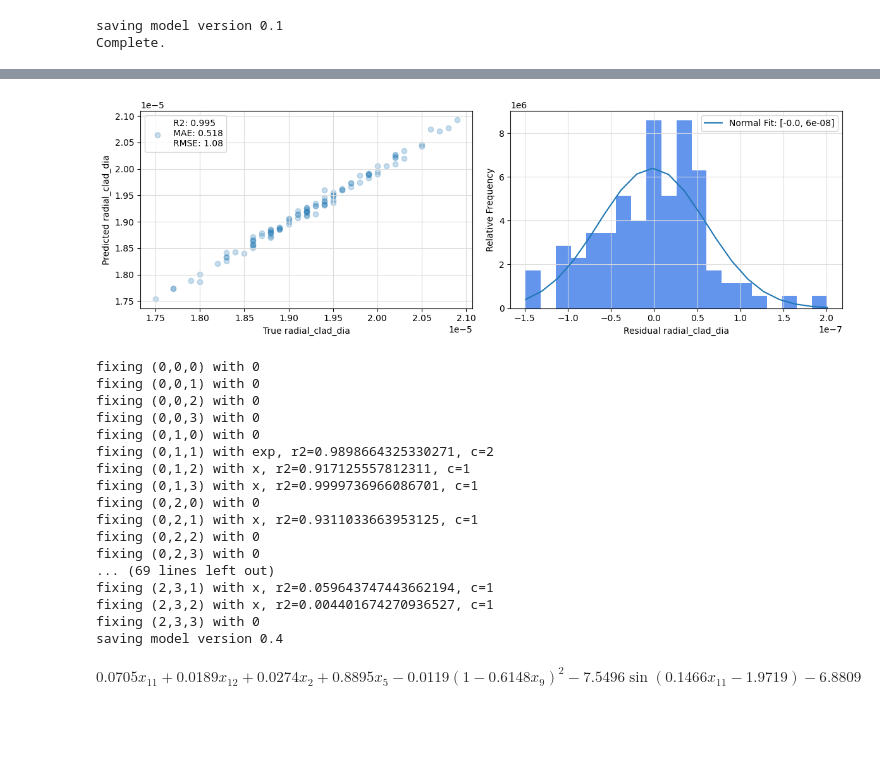
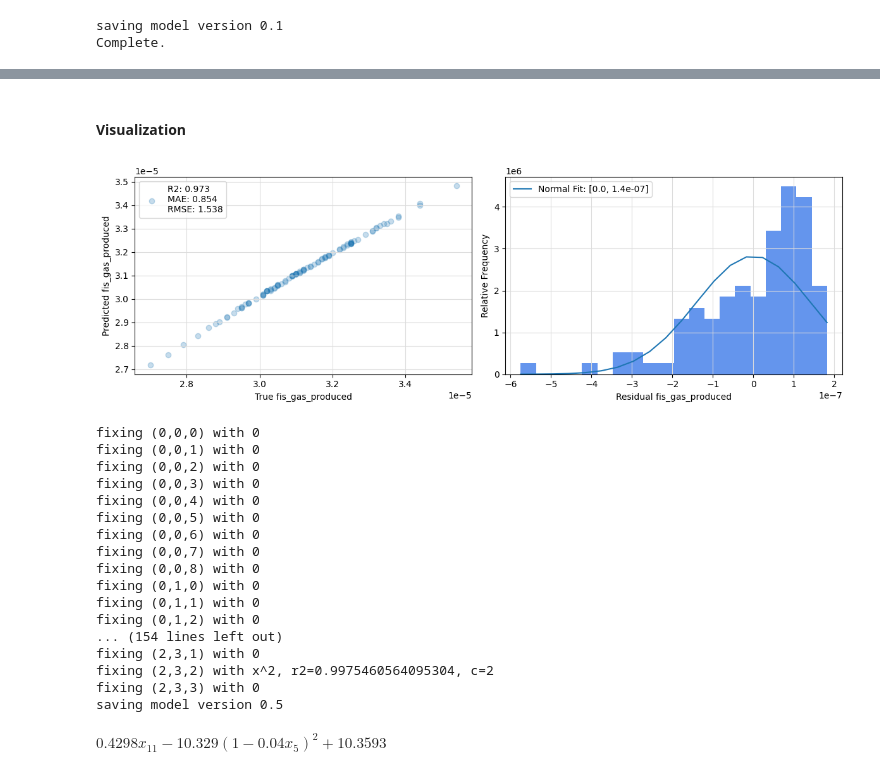
Before and after one commit to nhsnow2/pykanKAN, a Jupyter notebook: scripts/FP_example/FP.ipynb, the cells around one changed output, grey strips where cells are left out. Drawn from its saved outputs; the diff is of its cells as text; code cells hidden in the pictures; blank space fills up the shorter version.

```diff
--- a/scripts/FP_example/FP.ipynb
+++ b/scripts/FP_example/FP.ipynb
@@ -44,6 +48,6 @@ Y Features Shape:       (399 Samples) x (4 Features)            Split Into: (299
 # %%
 # --- Constructing and Initial Training
-model = kan.KAN(width=[X.shape[1], 4,4, Y.shape[1]], grid=3, seed=43, device='cpu')
+model = kan.KAN(width=[X.shape[1], 14, 4, Y.shape[1]], grid=3, seed=43, device='cpu')
 # %% [output]
 checkpoint directory created: ./model
 saving model version 0.0
@@ -76,4 +84,4 @@ saving model version 0.4
 # %%
-model.fit(DATASET, opt='LBFGS', steps=100)
+model.fit(DATASET, opt='LBFGS', steps=20)
 print("Complete")
 # %% [output]
@@ -86,53 +92,55 @@ model.plot()
+# %% [markdown]
+#### Visualization
 # %%
 # --- Results - Performance
 Y_PREDICTED = Y_SCALER.inverse_transform(model(X_TESTS_SCALED).detach())
 Y_TRUE = Y_TESTS
 
-i = 3
+i = 0
 
 myR2 = R2(Y_TRUE, Y_PREDICTED); myMSE = MSE(Y_TRUE, Y_PREDICTED); myMAE = MAE(Y_TRUE, Y_PREDICTED)
 
 fig, axs = plt.subplots(1,2, figsize=(12,4))
 
 ax=axs[0]
 ax.scatter(Y_TRUE[:,i], Y_PREDICTED[:,i], alpha=0.25, label=f"R2: {round(myR2,3)}\nMAE: {round(myMAE,3)}\nRMSE: {round(myMSE**0.5,3)}")
 ax.set_xlabel(f"True {Y_features[i]}"); ax.set_ylabel(f"Predicted {Y_features[i]}"); ax.legend(); ax.grid(visible=True, color='gainsboro')
 
 ax=axs[1]
 residuals = Y_PREDICTED[:,i] - Y_TRUE[:,i]
 pdf_fit = stats.norm.fit(residuals)
 pdf_pdf = stats.norm.pdf(np.linspace(np.min(residuals),np.max(residuals),20), *pdf_fit)
 ax.hist(residuals, bins=20, color='cornflowerblue', density=True)
 ax.plot(np.linspace(np.min(residuals),np.max(residuals),20), pdf_pdf, label=f'Normal Fit: {[round(i,8) for i in pdf_fit]}')
 ax.set_xlabel(f"Residual {Y_features[i]}"); ax.set_ylabel("Relative Frequency"); ax.grid(visible=True, color='gainsboro', label='Raw Data'); ax.legend()
 
 fig.tight_layout()
 # %% [output]
-[figure, old version]
+[figure, new version]
 # %%
 # --- Symbolic Results
-function_library = ['x','x^2','x^3','x^4','exp','log','sqrt','tanh','sin','abs', '1/x', '1/x^2']
+function_library = ['x','x^2','x^3','x^4','exp','log','sqrt','tanh','abs', '1/x', '1/x^2']
 model.auto_symbolic(lib=function_library)
 # %% [output]
 fixing (0,0,0) with 0
 fixing (0,0,1) with 0
 fixing (0,0,2) with 0
 fixing (0,0,3) with 0
+fixing (0,0,4) with 0
+fixing (0,0,5) with 0
+fixing (0,0,6) with 0
+fixing (0,0,7) with 0
+fixing (0,0,8) with 0
 fixing (0,1,0) with 0
-fixing (0,1,1) with exp, r2=0.9898664325330271, c=2
-fixing (0,1,2) with x, r2=0.917125557812311, c=1
-fixing (0,1,3) with x, r2=0.9999736966086701, c=1
-fixing (0,2,0) with 0
-fixing (0,2,1) with x, r2=0.9311033663953125, c=1
-fixing (0,2,2) with 0
-fixing (0,2,3) with 0
-... (69 lines left out)
-fixing (2,3,1) with x, r2=0.059643747443662194, c=1
-fixing (2,3,2) with x, r2=0.004401674270936527, c=1
+fixing (0,1,1) with 0
+fixing (0,1,2) with 0
+... (154 lines left out)
+fixing (2,3,1) with 0
+fixing (2,3,2) with x^2, r2=0.9975460564095304, c=2
 fixing (2,3,3) with 0
-saving model version 0.4
+saving model version 0.5
 # %%
 from kan.utils import ex_round
 ex_round(model.symbolic_formula()[0][0], 4) #type:ignore
 # %% [output]
-$\displaystyle 0.0705 x_{11} + 0.0189 x_{12} + 0.0274 x_{2} + 0.8895 x_{5} - 0.0119 \left(1 - 0.6148 x_{9}\right)^{2} - 7.5496 \sin{\left(0.1466 x_{11} - 1.9719 \right)} - 6.8809$
+$\displaystyle 0.4298 x_{11} - 10.329 \left(1 - 0.04 x_{5}\right)^{2} + 10.3593$
```
Also changed, not shown: parts of 8 cells of this notebook.
